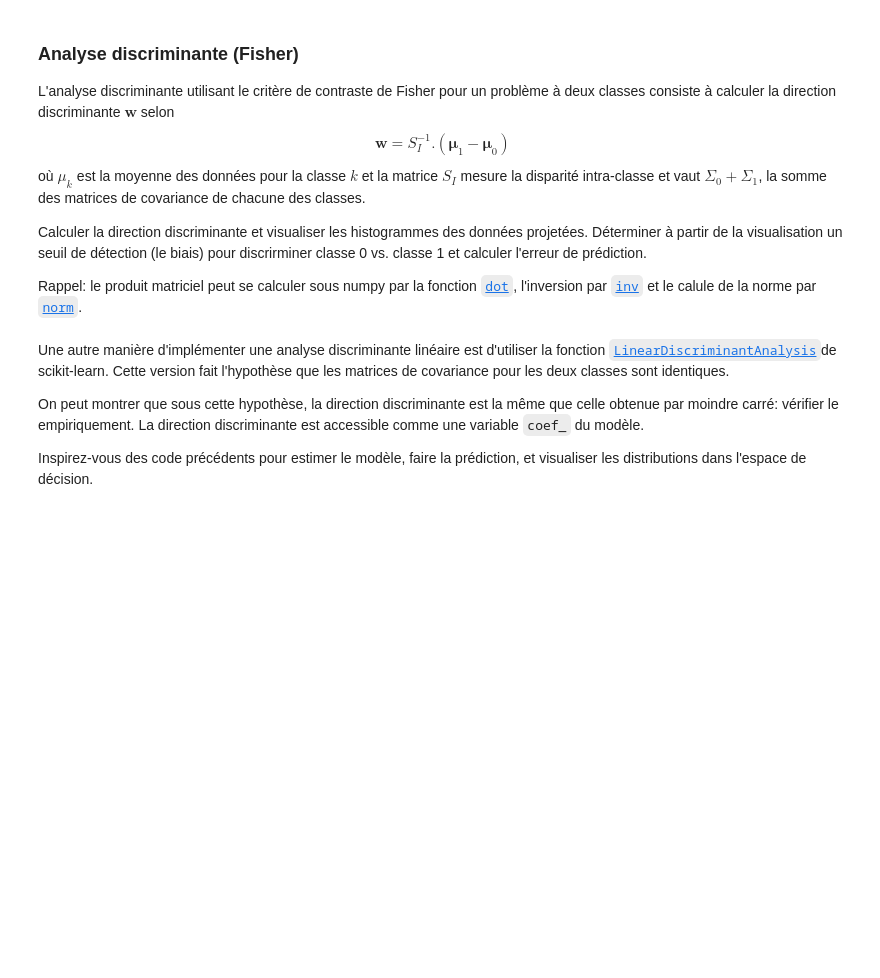
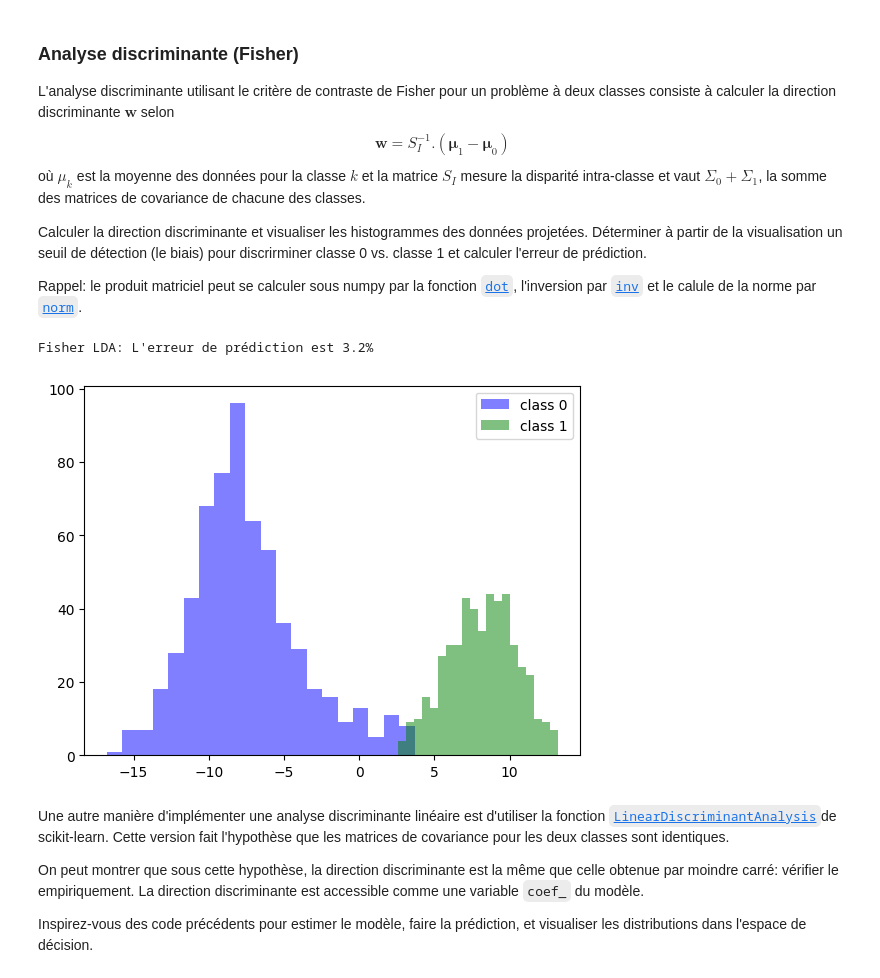
Before and after one commit to AHMED-X18/ML-ENSTA, a Jupyter notebook: ENSTA/cours_td/td_gaussien_bayesien.ipynb, the cells around one changed output. Cells and saved outputs as stored; diff of their text form; code cells hidden in the pictures; blank space fills up the shorter version.

```diff
--- a/ENSTA/cours_td/td_gaussien_bayesien.ipynb
+++ b/ENSTA/cours_td/td_gaussien_bayesien.ipynb
@@ -531,31 +578,43 @@ Rappel: le produit matriciel peut se calculer sous numpy par la fonction [`dot`]
 # %%
 from numpy.linalg import inv, norm
 
-cc0=np.cov(np.transpose(X0))
-mm0=np.mean(X0,axis=0)
+# Conversion des données en float pour éviter les erreurs de type
+X0_f = X0.astype(float)
+X1_f = X1.astype(float)
+X_test_f = X_test.astype(float)
 
-cc1=np.cov(np.transpose(X1))
-mm1=np.mean(X1,axis=0)
+cc0 = np.cov(np.transpose(X0_f))
+mm0 = np.mean(X0_f, axis=0)
+
+cc1 = np.cov(np.transpose(X1_f))
+mm1 = np.mean(X1_f, axis=0)
 
 # Apprentissage (calcul de la direction discriminante)
 #######################
 # METTRE VOTRE CODE ICI
+S_I = cc0 + cc1
+w = inv(S_I).dot(mm1 - mm0)
 
+# Choix du biais b : projection du milieu des deux moyennes sur w
+b = 0.5 * np.dot(w, mm0 + mm1)
 #######################################
 
 # Prédiction (w est la direction, b est le biais)
-z_pred = np.dot(X_test, w) - b
-y_pred = (z_pred>0).astype(int)
+z_pred = np.dot(X_test_f, w) - b
+y_pred = (z_pred > 0).astype(int)
 
 print("Fisher LDA: L'erreur de prédiction est {:.1f}%".format(100*(y_pred != y_test).sum() / y_test.size))
 
 Z0 = z_pred[y_test == 0]
 Z1 = z_pred[y_test == 1]
 
 plt.hist(Z0, color='b', alpha=0.5, bins=20, label=['class 0'])
 plt.hist(Z1, color='g', alpha=0.5, bins=20, label=['class 1'])
 plt.legend(loc='upper right')
 plt.show()
+# %% [output]
+Fisher LDA: L'erreur de prédiction est 3.2%
+[figure, added]
 # %% [markdown]
 Une autre manière d'implémenter une analyse discriminante linéaire est d'utiliser la fonction  [`LinearDiscriminantAnalysis`](https://scikit-learn.org/stable/modules/generated/sklearn.discriminant_analysis.LinearDiscriminantAnalysis.html)de scikit-learn. Cette version fait l'hypothèse que les matrices de covariance pour les deux classes sont identiques.
 
```
Also changed, not shown: parts of 9 cells of this notebook.
